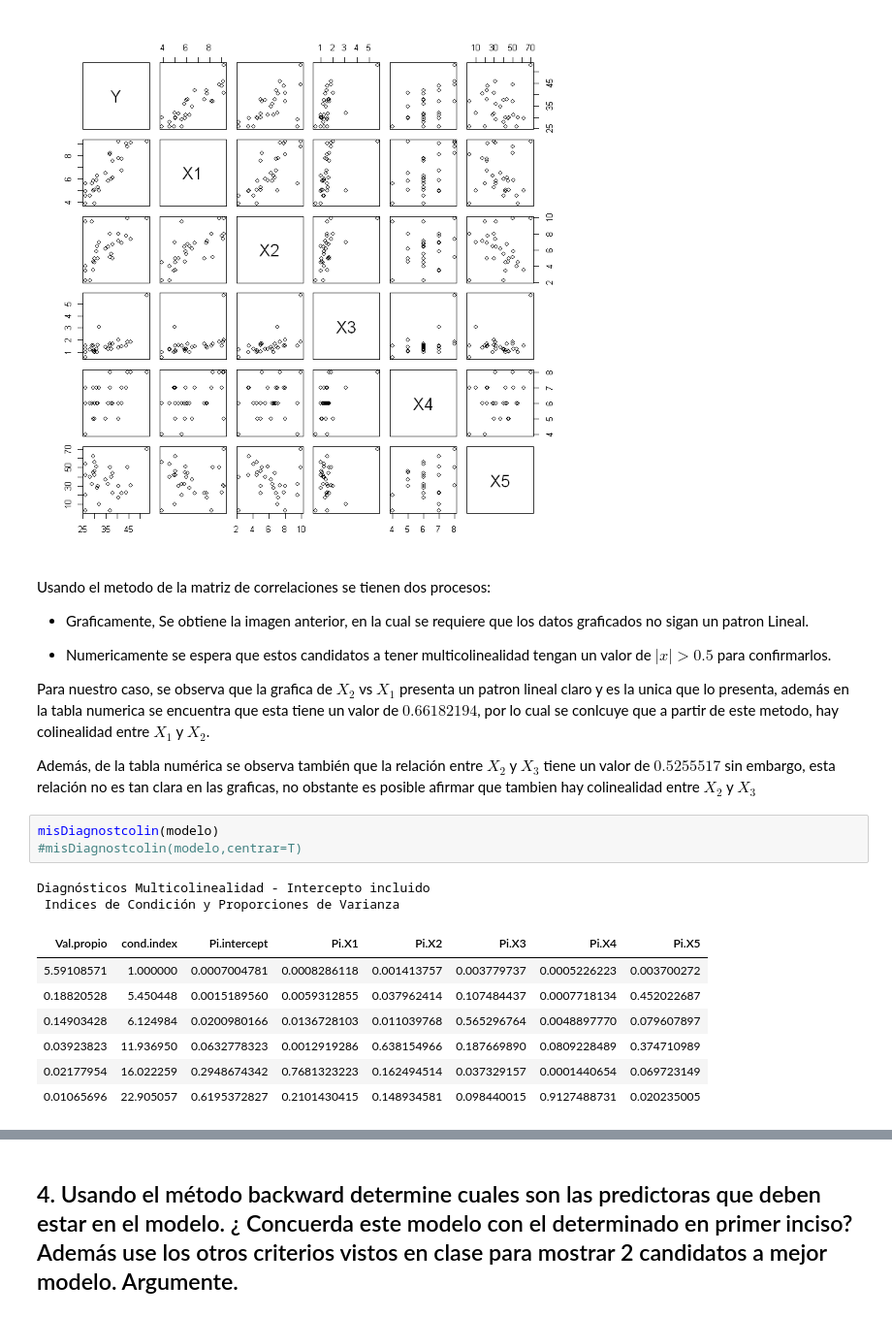
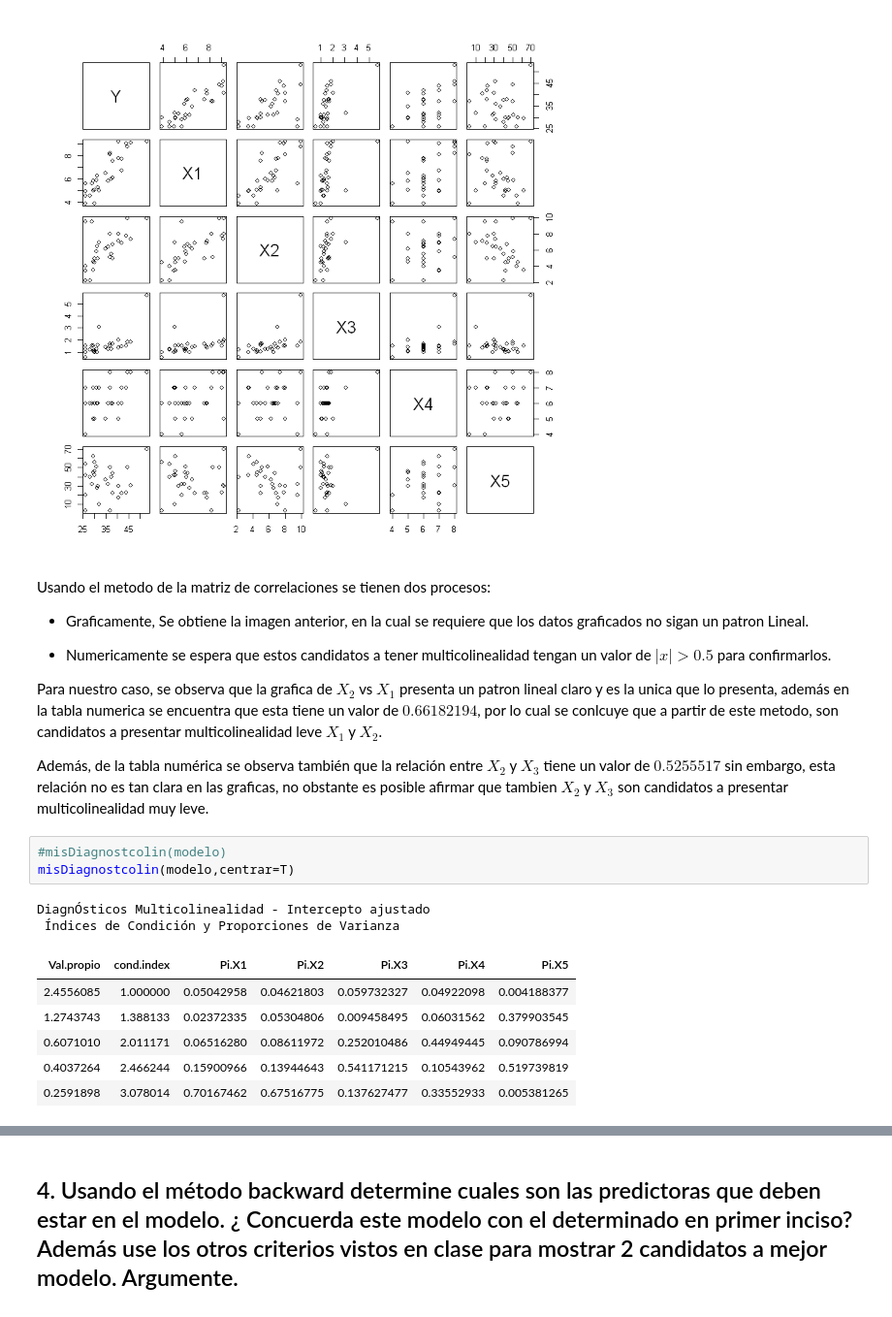
Before and after one commit to cosmolejo/Metodos, a Jupyter notebook: RegresionLinealMultipleR-1.ipynb, the cells around one changed output, grey strips where cells are left out. Shown at 97% size. Cells and saved outputs as stored; diff of their text form.

```diff
--- a/RegresionLinealMultipleR-1.ipynb
+++ b/RegresionLinealMultipleR-1.ipynb
@@ -333,19 +346,18 @@ Usando el metodo de la matriz de correlaciones se tienen dos procesos:
 
 * Numericamente se espera que estos candidatos a tener multicolinealidad tengan un valor de $\mid x \mid > 0.5$ para confirmarlos.
 
-Para nuestro caso, se observa que la grafica de $X_2$ vs $X_1$ presenta un patron lineal claro y es la unica que lo presenta, además en la tabla numerica se encuentra que esta tiene un valor de $0.66182194$, por lo cual se conlcuye que a partir de este metodo, hay colinealidad entre $X_1$ y $X_2$.
+Para nuestro caso, se observa que la grafica de $X_2$ vs $X_1$ presenta un patron lineal claro y es la unica que lo presenta, además en la tabla numerica se encuentra que esta tiene un valor de $0.66182194$, por lo cual se conlcuye que a partir de este metodo, son candidatos a presentar multicolinealidad leve $X_1$ y $X_2$.
 
-Además, de la tabla numérica se observa también que la relación entre $X_2$ y $X_3$ tiene un valor de $0.5255517$ sin embargo, esta relación no es tan clara en las graficas, no obstante es posible afirmar que tambien hay colinealidad entre $X_2$ y $X_3$
+Además, de la tabla numérica se observa también que la relación entre $X_2$ y $X_3$ tiene un valor de $0.5255517$ sin embargo, esta relación no es tan clara en las graficas, no obstante es posible afirmar que tambien $X_2$ y $X_3$ son candidatos a presentar multicolinealidad muy leve.
 # %%
-misDiagnostcolin(modelo)
-#misDiagnostcolin(modelo,centrar=T)
+#misDiagnostcolin(modelo)
+misDiagnostcolin(modelo,centrar=T)
 # %% [output]
-Diagnósticos Multicolinealidad - Intercepto incluido
- Indices de Condición y Proporciones de Varianza
+DiagnÓsticos Multicolinealidad - Intercepto ajustado
+ Índices de Condición y Proporciones de Varianza
-| Val.propio | cond.index | Pi.intercept | Pi.X1 | Pi.X2 | Pi.X3 | Pi.X4 | Pi.X5 |
-| 5.59108571 | 1.000000 | 0.0007004781 | 0.0008286118 | 0.001413757 | 0.003779737 | 0.0005226223 | 0.003700272 |
-| 0.18820528 | 5.450448 | 0.0015189560 | 0.0059312855 | 0.037962414 | 0.107484437 | 0.0007718134 | 0.452022687 |
-| 0.14903428 | 6.124984 | 0.0200980166 | 0.0136728103 | 0.011039768 | 0.565296764 | 0.0048897770 | 0.079607897 |
-| 0.03923823 | 11.936950 | 0.0632778323 | 0.0012919286 | 0.638154966 | 0.187669890 | 0.0809228489 | 0.374710989 |
-| 0.02177954 | 16.022259 | 0.2948674342 | 0.7681323223 | 0.162494514 | 0.037329157 | 0.0001440654 | 0.069723149 |
-| 0.01065696 | 22.905057 | 0.6195372827 | 0.2101430415 | 0.148934581 | 0.098440015 | 0.9127488731 | 0.020235005 |
+| Val.propio | cond.index | Pi.X1 | Pi.X2 | Pi.X3 | Pi.X4 | Pi.X5 |
+| 2.4556085 | 1.000000 | 0.05042958 | 0.04621803 | 0.059732327 | 0.04922098 | 0.004188377 |
+| 1.2743743 | 1.388133 | 0.02372335 | 0.05304806 | 0.009458495 | 0.06031562 | 0.379903545 |
+| 0.6071010 | 2.011171 | 0.06516280 | 0.08611972 | 0.252010486 | 0.44949445 | 0.090786994 |
+| 0.4037264 | 2.466244 | 0.15900966 | 0.13944643 | 0.541171215 | 0.10543962 | 0.519739819 |
+| 0.2591898 | 3.078014 | 0.70167462 | 0.67516775 | 0.137627477 | 0.33552933 | 0.005381265 |
```
Also changed, not shown: parts of 22 cells of this notebook.
